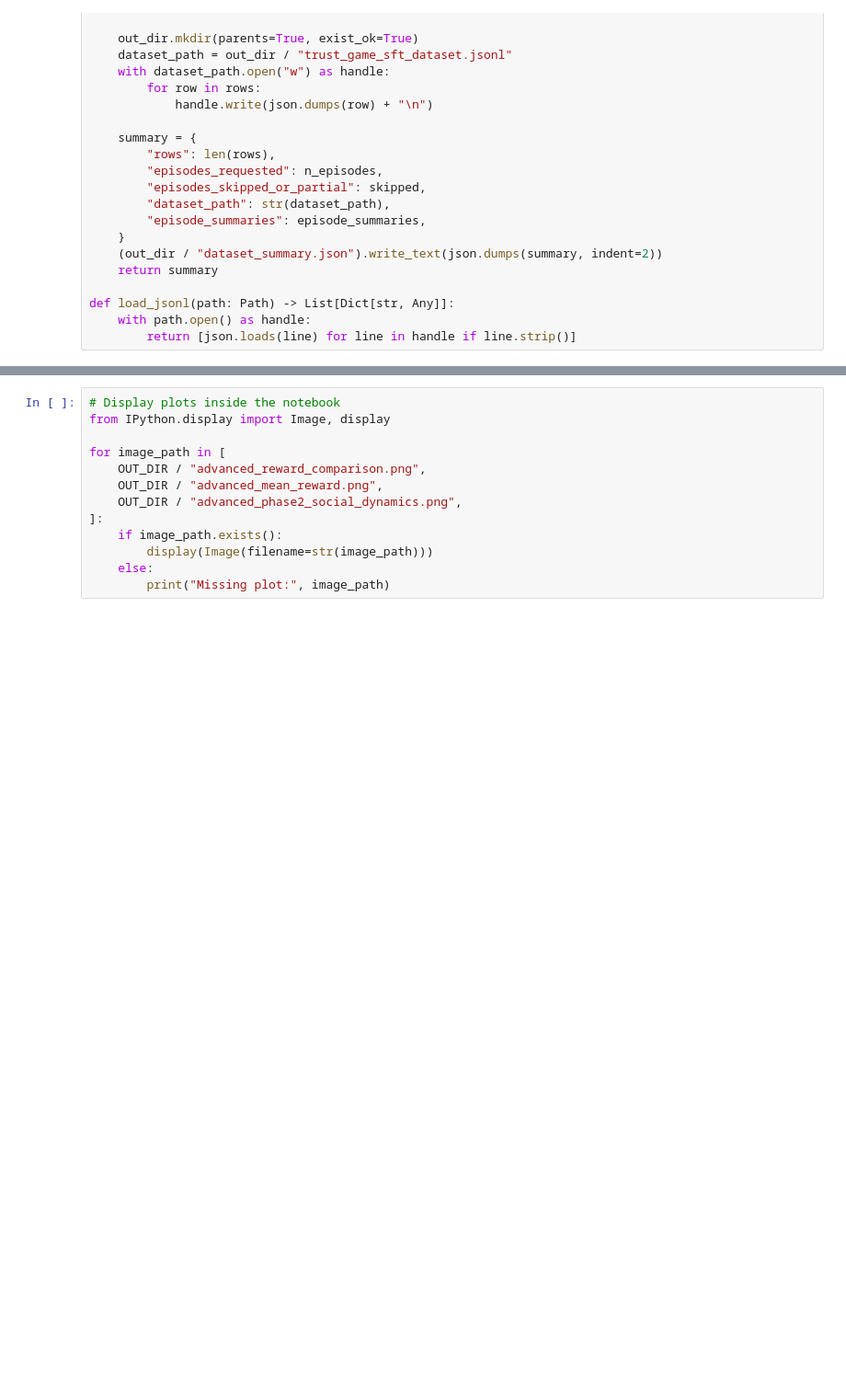
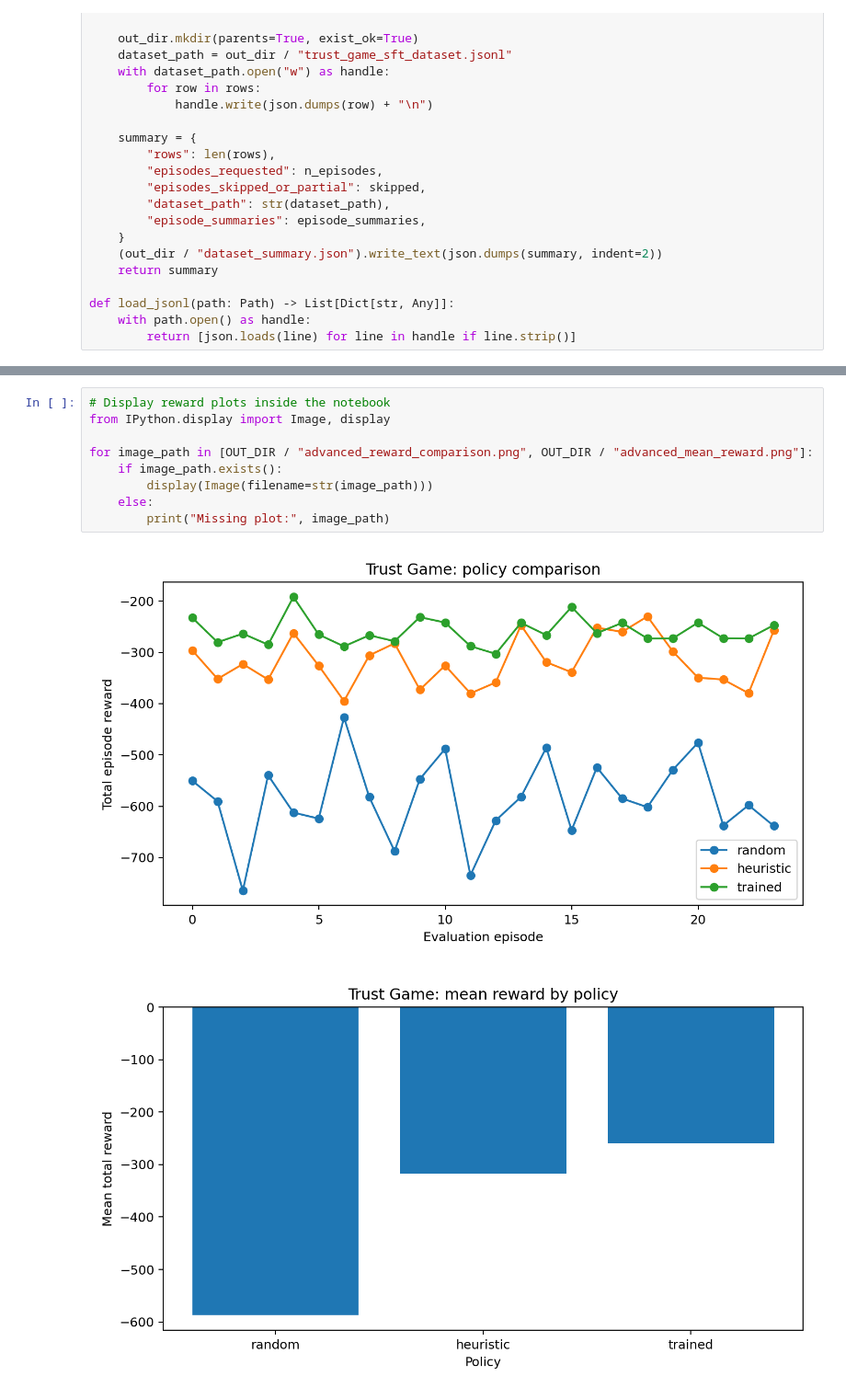
Before and after one commit to HardikShreays/Trust_Game_Env, a Jupyter notebook: training/advanced_train_trl_unsloth_hf_space.ipynb, the cells around one changed output, grey strips where cells are left out. Shown at 92% size. Cells and saved outputs as stored; diff of their text form; blank space fills up the shorter version.

```diff
--- a/training/advanced_train_trl_unsloth_hf_space.ipynb
+++ b/training/advanced_train_trl_unsloth_hf_space.ipynb
@@ -710,13 +863,12 @@ print(summary_path.read_text())
 # %%
-# Display plots inside the notebook
+# Display reward plots inside the notebook
 from IPython.display import Image, display
 
-for image_path in [
-    OUT_DIR / "advanced_reward_comparison.png",
-    OUT_DIR / "advanced_mean_reward.png",
-    OUT_DIR / "advanced_phase2_social_dynamics.png",
-]:
+for image_path in [OUT_DIR / "advanced_reward_comparison.png", OUT_DIR / "advanced_mean_reward.png"]:
     if image_path.exists():
         display(Image(filename=str(image_path)))
     else:
         print("Missing plot:", image_path)
+# %% [output]
+[figure, added]
+[figure, added]
```
Also changed, not shown: parts of 9 cells of this notebook, 3 other files.
